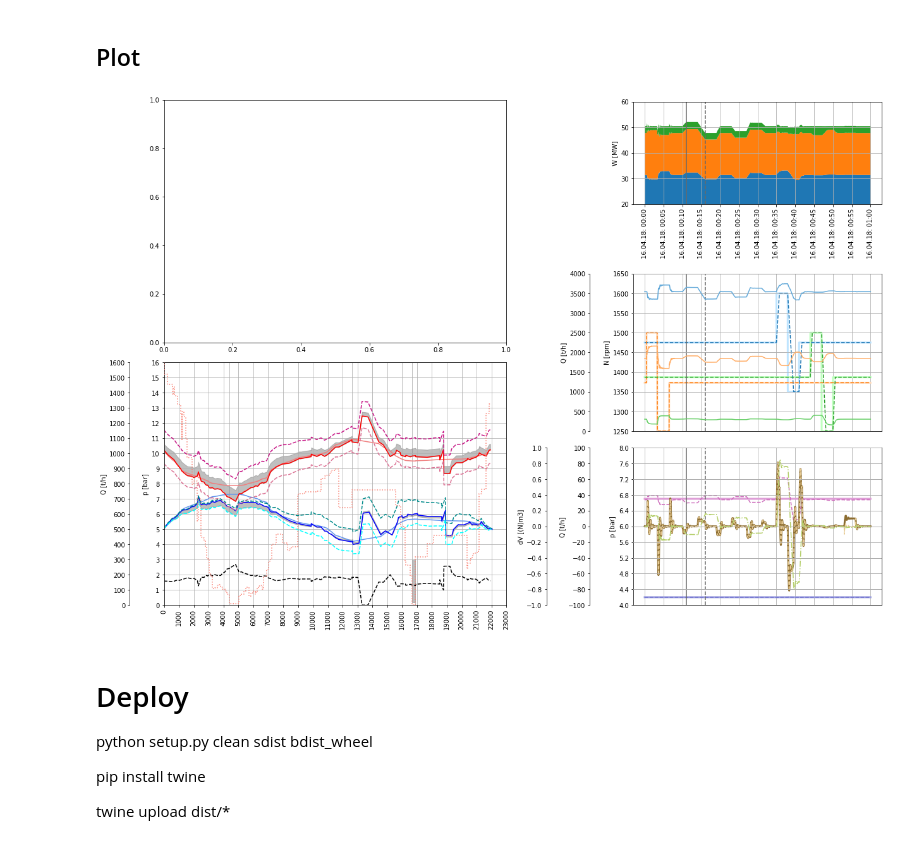
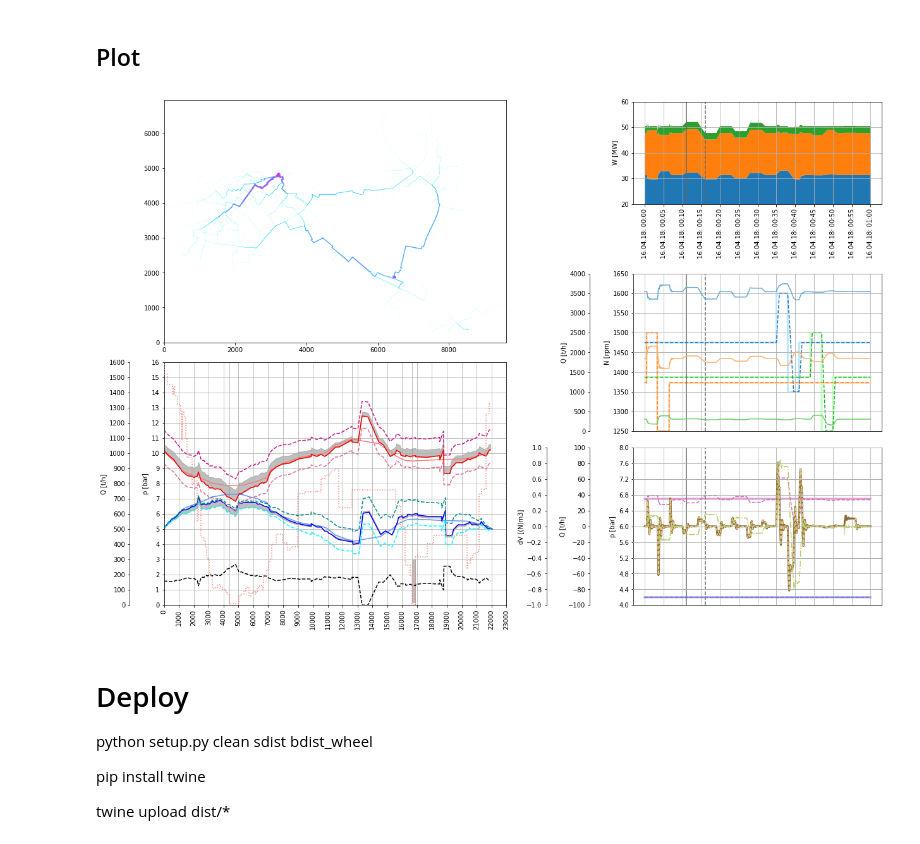
Before and after one commit to aw3s/PT3S, a Jupyter notebook: PT3S.ipynb, the cells around one changed output. Saved outputs shown, nothing was run; the diff lists cells and outputs as text; code cells hidden in the pictures.

```diff
--- a/PT3S.ipynb
+++ b/PT3S.ipynb
@@ -1134,6 +1137,8 @@ def mxAdd(xm,mx,timeReq=None,aggReq=None,timeReq2nd=None):
     hpSL=vAGSN[(vAGSN['LFDNR']=='1') & (vAGSN['Layer']==1)]
     hpRL=vAGSN[(vAGSN['LFDNR']=='1') & (vAGSN['Layer']==2)]
 
+    vROHR=vROHR[(vROHR.apply(lambda x: True if x.CONT_ID == '1001' else False,axis=1))]
+
     return vAGSN,vKNOT,vROHR,vFWVB,vVBEL,hpSL,hpRL
 # %%
 vAGSN_TStart,vKNOT_TStart,vROHR_TStart,vFWVB_TStart,vVBEL_TStart,hpSL_Start,hpRL_Start=mxAdd(xm,mx,timeReq=mx.df.index[0])
@@ -1142,0 +1150,3 @@ vAGSN_SMax,vKNOT_SMax,vROHR_SMax,vFWVB_SMax,vVBEL_SMax,hpSL_SMax,hpRL_SMax=mxAdd
+# %%
+dx=max(vROHR_TStart['pXCor_i'].max(),vROHR_TStart['pXCor_k'].max())
+dy=max(vROHR_TStart['pYCor_i'].max(),vROHR_TStart['pYCor_k'].max())
@@ -1266,3 +1284,6 @@ hpRLRef=hpRL_T1
 
 hpSLCmp=hpSL_T2
 hpRLCmp=hpRL_T2
+
+vROHRRef=vROHR_T1
+vROHRCmp=vROHR_T2
@@ -1306,6 +1553,33 @@ axHp = fig.add_subplot(gs1[1])
 gs1.tight_layout(fig, rect=[0, 0, leftTileRight, 1])
     #rect : if rect is given, it is interpreted as a rectangle
     #(left, bottom, right, top) in the normalized figure coordinate that the whole subplots area (including labels) will fit into
+
+# .............................................................
+# NFD
+# .............................................................
+#axNfd.set_xlim(left=0)
+#axNfd.set_ylim(bottom=0)
+#axNfd.set_xlim(right=dx)
+#axNfd.set_ylim(top=dy)
+
+attr='ROHR~*~*~*~QMAV'
+
+
+
+pltNetPipes(vROHRRef
+            ,fmask=lambda row: True if row.KVR_i=='2' and row.KVR_k=='2' else False
+            ,sort_values_by=['pAttributeFunc']
+            #---
+            ,pAx=axNfd
+            #---
+            ,pAttributeFunc=lambda row: math.fabs(row[attr])
+            ,pMeasureFunc=lambda row: math.fabs(row[attr])
+            #---
+         #      ,pAttributeColorMap=plt.cm.cool
+        #    ,pAttributeColorMapUsageStart=0.
+
+
+           )
 
 
 # .............................................................
@@ -1521,34 +1795,34 @@ line,=axTcBo_3rd.plot(mx1DfDHV.index.values,mx1DfDHV['ALLG~~~LINEPACKGEOM']
                       ,ls='-.'
                      )
 # x-Achsenbeschriftung ausschalten
 ax=axTcBo_3rd
 ax.xaxis.set_major_locator(majLocator)
 ax.xaxis.set_major_formatter(majFormatter)
 plt.setp(ax.xaxis.get_majorticklabels(),rotation='vertical',ha='center')
 ax.set_xticklabels([])
 ax.grid()
 for tic in ax.xaxis.get_major_ticks():
     tic.tick1On = tic.tick2On = False
 
 
 
 # Zeitcursor für 2 Zeiten in allen ZKs darstellen
 axLst=[axTcUp,axTcMi,axTcBo]
 for ax in axLst:
     vLinePlotted=ax.axvline(x=timeRef, ymin=0, ymax=1
                               ,label='Zeit 1'
                               ,color='dimgrey'
                            #   ,linestyle=linestyle
                            #   ,linewidth=linewidth
                            )
     vLinePlotted=ax.axvline(x=timeCmp, ymin=0, ymax=1
                               ,label='Zeit 2'
                               ,color='dimgrey'
                               ,linestyle='--'
                            #   ,linewidth=linewidth
                            )
 # %% [output]
-[figure, old version]
+[figure, new version]
 # %% [markdown]
 # Deploy
 
```
Also changed, not shown: parts of 5 cells of this notebook, 4 other files.
